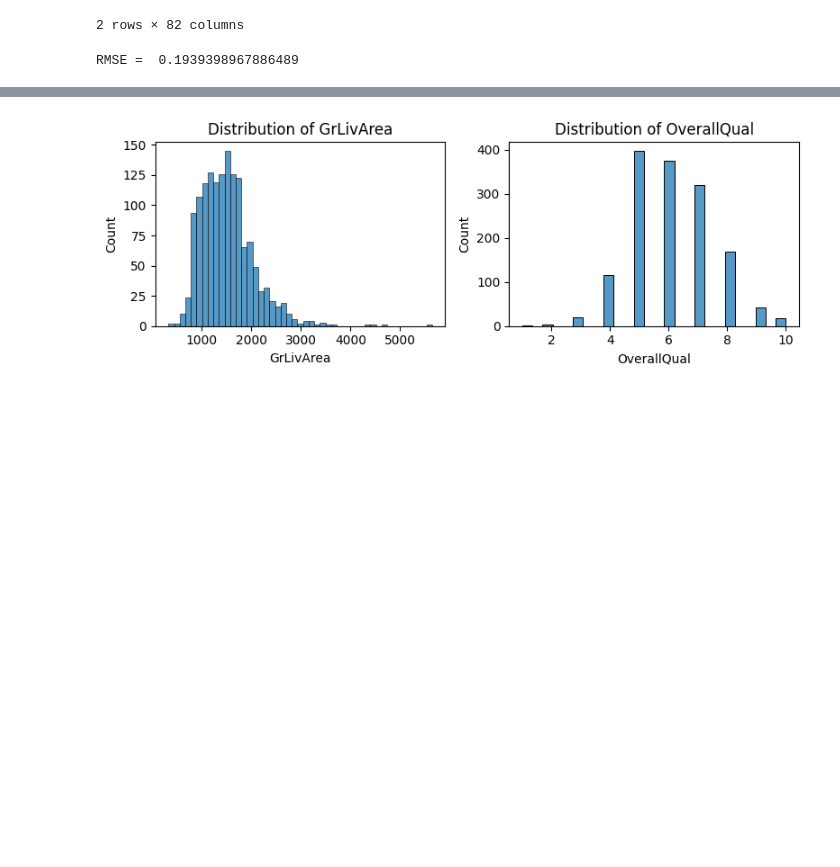
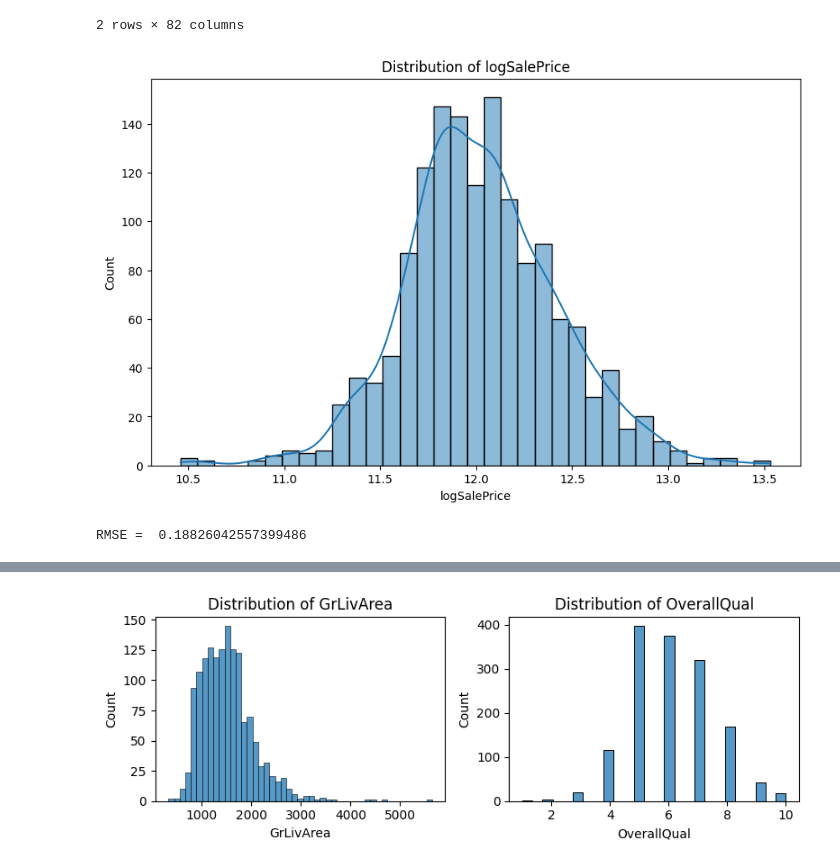
Before and after one commit to alexander-mirea/ML2026, a Jupyter notebook: Практика 2/Практика_2ч2.ipynb, the cells around one changed output, grey strips where cells are left out. Saved outputs shown, nothing was run; the diff lists cells and outputs as text; code cells hidden in the pictures; blank space fills up the shorter version.

```diff
--- a/Практика 2/Практика_2ч2.ipynb
+++ b/Практика 2/Практика_2ч2.ipynb
@@ -180,11 +170,19 @@ df.head(2)
 | 0 | 1 | 60 | RL | 65.0 | 8450 | Pave | NaN | Reg | Lvl | ... |
 | 1 | 2 | 20 | RL | 80.0 | 9600 | Pave | NaN | Reg | Lvl | ... |
 2 rows × 82 columns
+# %%
+plt.figure(figsize=(10, 6))
+sns.histplot(df['logSalePrice'], kde=True)
+plt.title('Distribution of logSalePrice')
+plt.xlabel('logSalePrice')
+plt.show()
+# %% [output]
+[figure, added]
 # %%
 X = df[['OverallQual', 'GrLivArea', 'GarageCars']]
 y = df['logSalePrice']
 
-X_train, X_test, y_train, y_test = train_test_split(X, y, test_size = 0.2, random_state=42)
+X_train, X_test, y_train, y_test = train_test_split(X, y, test_size = 0.25, random_state=42)
 
 model = LinearRegression()
 
@@ -193,7 +191,7 @@ y_pred = model.predict(X_test)
 
 print('RMSE = ', np.sqrt(metrics.mean_squared_error(y_test, y_pred)))
 # %% [output]
-RMSE =  0.1939398967886489
+RMSE =  0.18826042557399486
 # %%
 print('RMSE = ', np.sqrt(metrics.mean_squared_error(np.expm1(y_test), np.expm1(y_pred))))
 print('R2 = ', metrics.r2_score(np.expm1(y_test), np.expm1(y_pred)))
```
Also changed, not shown: parts of 42 cells of this notebook.
